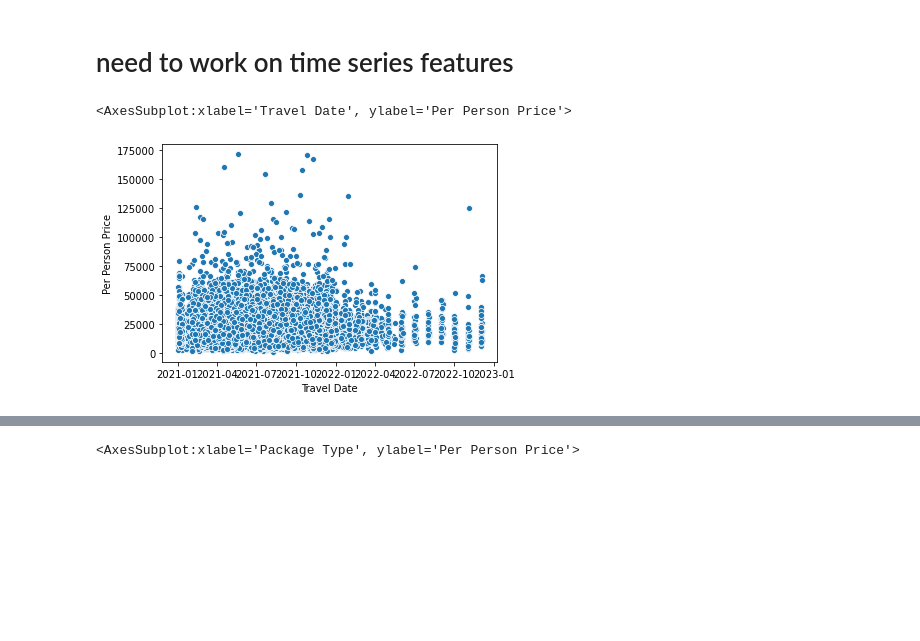
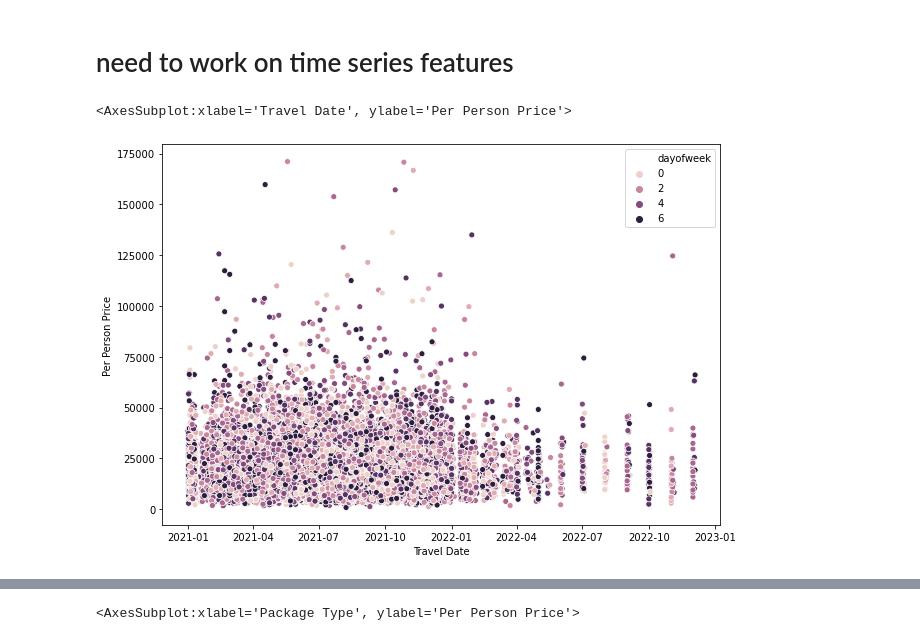
Before and after one commit to thunderock/machine_hack, a Jupyter notebook: price_prediction/feature generation.ipynb, the cells around one changed output, grey strips where cells are left out. Drawn from its saved outputs; the diff is of its cells as text; code cells hidden in the pictures; blank space fills up the shorter version.

```diff
--- a/price_prediction/feature generation.ipynb
+++ b/price_prediction/feature generation.ipynb
@@ -148,9 +148,19 @@ def padded_keywords(s):
     airline_encoder.transform([ret[3]])[0], airline_encoder.transform([ret[4]])[0]
 df['airline_0'] , df['airline_1'], df['airline_2'], df['airline_3'], df['airline_4']\
 = zip(*df['Airline'].apply(padded_keywords))
+# %%
+def get_end_date(x):
+    return x[0] + pd.Timedelta(days=x[1])
 # %%
 
-df['Itinerary_night_count'] = df['Itinerary'].apply(get_nights)
+df['Itinerary_night_count'] = df['Itinerary'].swifter.apply(get_nights)
+df['dayofweek'] = df['Travel Date'].dt.dayofweek
+
+df['month'] = df['Travel Date'].dt.month
+
+df['year'] = df['Travel Date'].dt.year
+
+df['enddayofweek'] = df[['Travel Date', 'Itinerary_night_count']].apply(get_end_date, axis=1).dt.dayofweek
 df.drop(columns=nlp, inplace=True)
 # %% [markdown]
 # categorical  cols
@@ -161,8 +171,8 @@ for col in tqdm(cat_cols):
 # need to work on time series features
 # %%
 # average price
-
-sns.scatterplot(x=df[~df['Per Person Price'].isna()]['Travel Date'], y=df[~df['Per Person Price'].isna()]['Per Person Price'])
+plt.figure(figsize=(10,7))
+sns.scatterplot(x='Travel Date', y='Per Person Price', hue='dayofweek', data=df[~df['Per Person Price'].isna()])
 # %% [output]
 <AxesSubplot:xlabel='Travel Date', ylabel='Per Person Price'>
-[figure, old version]
+[figure, new version]
```
Also changed, not shown: parts of 9 cells of this notebook, 1 other file.
